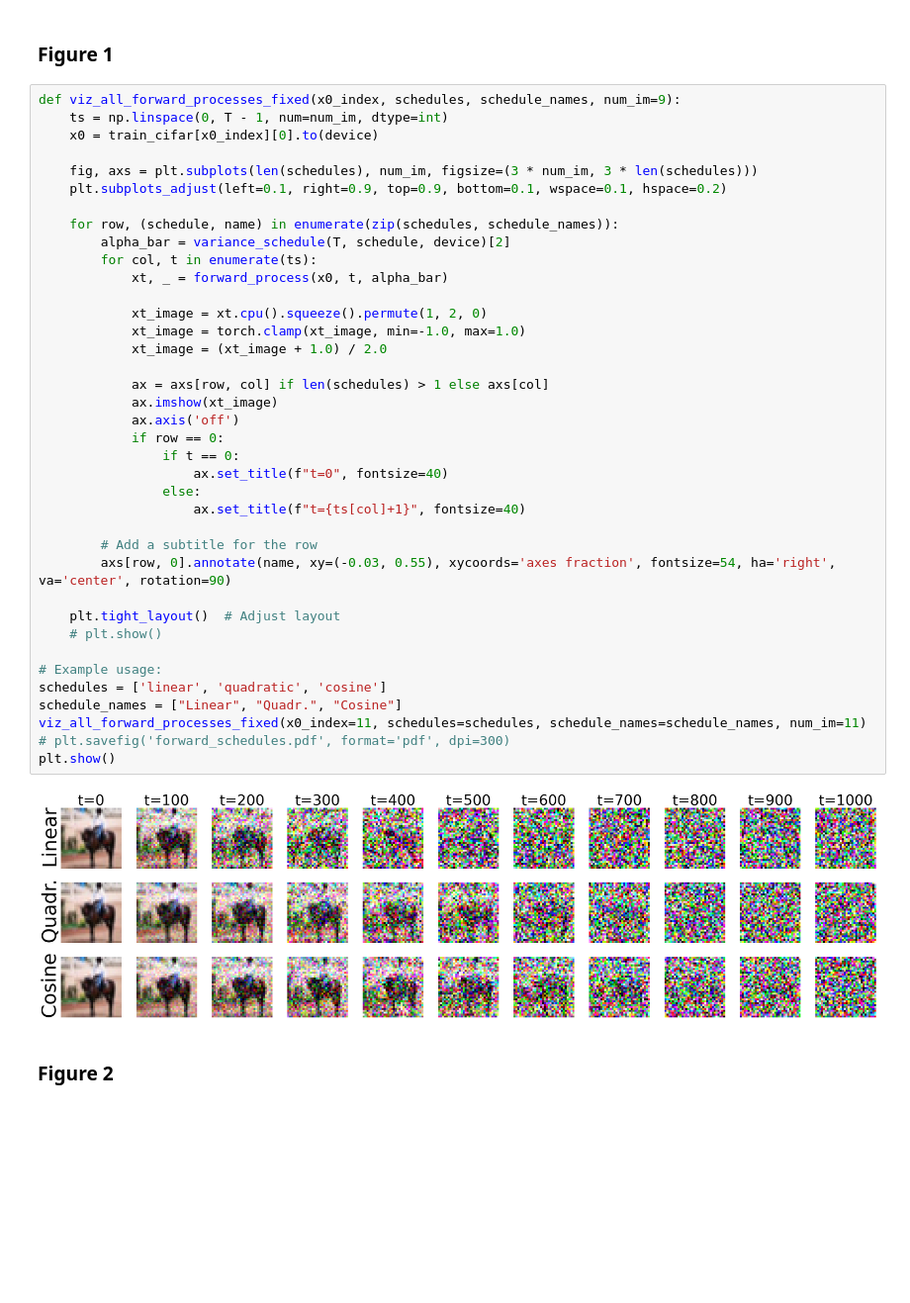
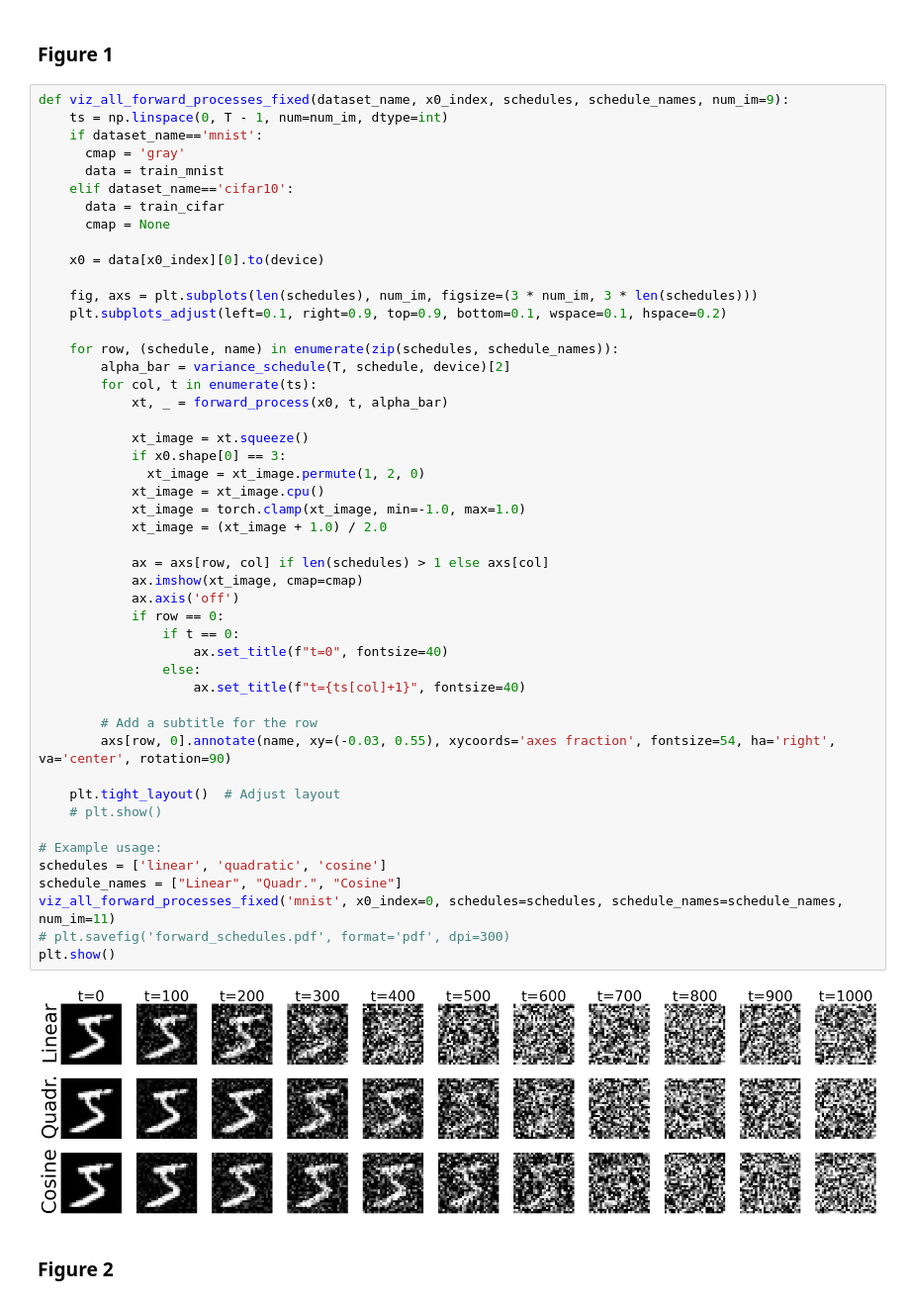
Before and after one commit to Gmaniko/02456-DDPM, a Jupyter notebook: Final/main.ipynb, the cells around one changed output. Shown at 99% size. Drawn from its saved outputs; the diff is of its cells as text; blank space fills up the shorter version.

```diff
--- a/Final/main.ipynb
+++ b/Final/main.ipynb
@@ -58,45 +62,55 @@ T = 1000
 # %% [markdown]
 ### Figure 1
 # %%
-def viz_all_forward_processes_fixed(x0_index, schedules, schedule_names, num_im=9):
+def viz_all_forward_processes_fixed(dataset_name, x0_index, schedules, schedule_names, num_im=9):
     ts = np.linspace(0, T - 1, num=num_im, dtype=int)
-    x0 = train_cifar[x0_index][0].to(device)
+    if dataset_name=='mnist':
+      cmap = 'gray'
+      data = train_mnist
+    elif dataset_name=='cifar10':
+      data = train_cifar
+      cmap = None
+
+    x0 = data[x0_index][0].to(device)
 
     fig, axs = plt.subplots(len(schedules), num_im, figsize=(3 * num_im, 3 * len(schedules)))
     plt.subplots_adjust(left=0.1, right=0.9, top=0.9, bottom=0.1, wspace=0.1, hspace=0.2)
 
     for row, (schedule, name) in enumerate(zip(schedules, schedule_names)):
         alpha_bar = variance_schedule(T, schedule, device)[2]
         for col, t in enumerate(ts):
             xt, _ = forward_process(x0, t, alpha_bar)
 
-            xt_image = xt.cpu().squeeze().permute(1, 2, 0)
+            xt_image = xt.squeeze()
+            if x0.shape[0] == 3:
+              xt_image = xt_image.permute(1, 2, 0)
+            xt_image = xt_image.cpu()
             xt_image = torch.clamp(xt_image, min=-1.0, max=1.0)
             xt_image = (xt_image + 1.0) / 2.0
 
             ax = axs[row, col] if len(schedules) > 1 else axs[col]
-            ax.imshow(xt_image)
+            ax.imshow(xt_image, cmap=cmap)
             ax.axis('off')
             if row == 0:
                 if t == 0:
                     ax.set_title(f"t=0", fontsize=40)
                 else:
                     ax.set_title(f"t={ts[col]+1}", fontsize=40)
 
         # Add a subtitle for the row
         axs[row, 0].annotate(name, xy=(-0.03, 0.55), xycoords='axes fraction', fontsize=54, ha='right', va='center', rotation=90)
 
     plt.tight_layout()  # Adjust layout
     # plt.show()
 
 # Example usage:
 schedules = ['linear', 'quadratic', 'cosine']
 schedule_names = ["Linear", "Quadr.", "Cosine"]
-viz_all_forward_processes_fixed(x0_index=11, schedules=schedules, schedule_names=schedule_names, num_im=11)
+viz_all_forward_processes_fixed('mnist', x0_index=0, schedules=schedules, schedule_names=schedule_names, num_im=11)
 # plt.savefig('forward_schedules.pdf', format='pdf', dpi=300)
 plt.show()
 # %% [output]
-[figure, old version]
+[figure, new version]
 # %% [markdown]
 ### Figure 2
 # %%
```
Also changed, not shown: parts of 20 cells of this notebook, 1 other file.
